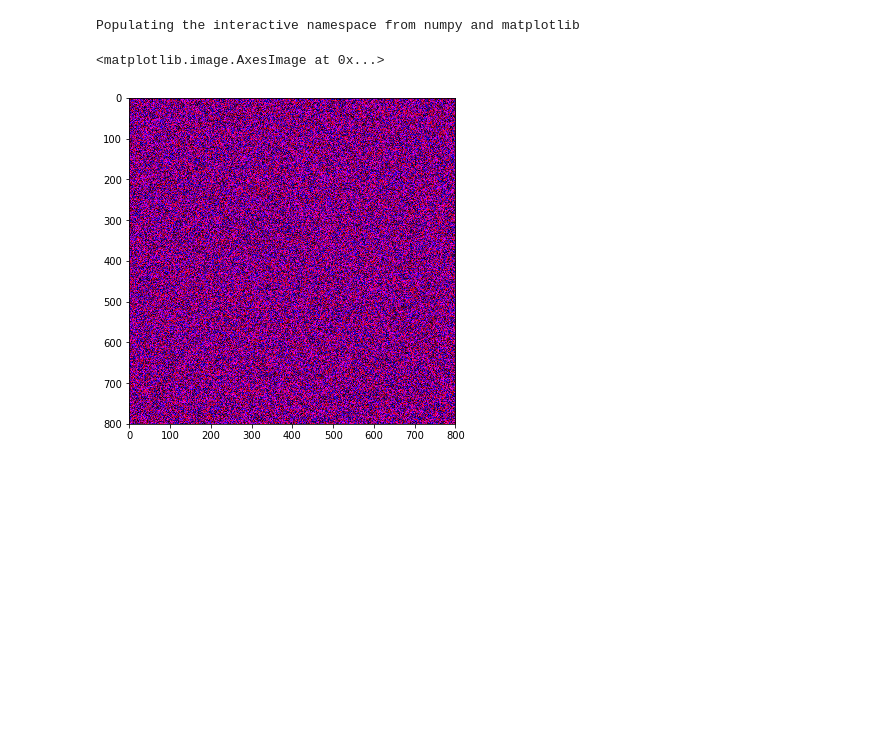
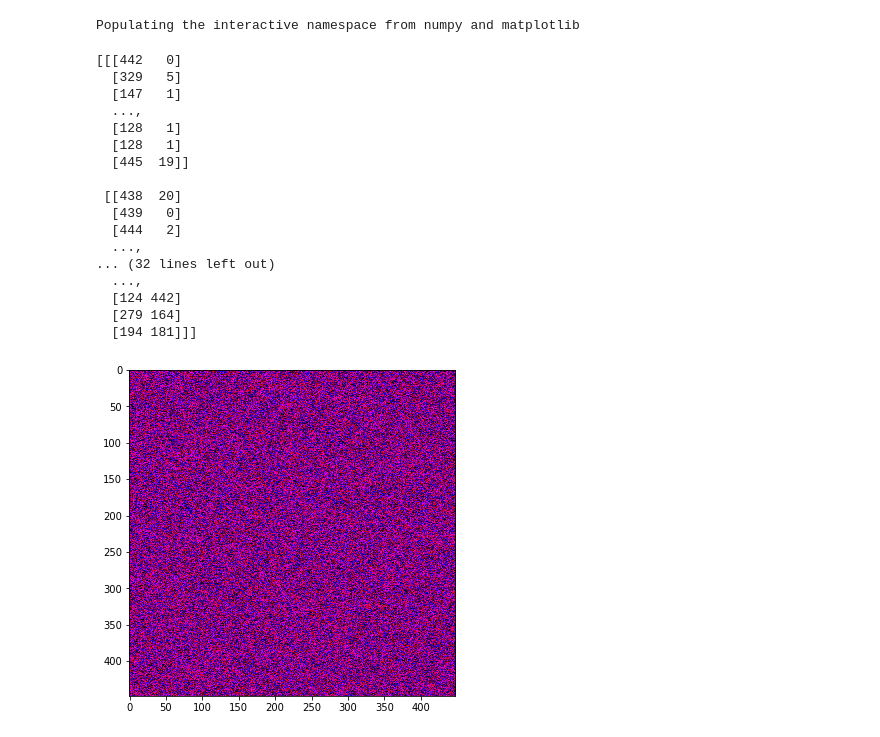
Before and after one commit to harveyslash/PatchMatch, a Jupyter notebook: scratch.ipynb, the cells around one changed output. Cells and saved outputs as stored; diff of their text form; code cells hidden in the pictures; blank space fills up the shorter version.

```diff
--- a/scratch.ipynb
+++ b/scratch.ipynb
@@ -154,18 +154,6 @@ class PatchMatch(object):
 
         return img
 
-# __global__ void patch_match(float *a,
-#                             float *aa,
-#                             float *b,
-#                             float *bb,
-#                             float *nnf,
-#                             float *nnd,
-#                             int rows,
-#                             int cols ,
-#                             int channels,
-#                             int patch_size,
-#                             int iters,
-#                             int jump_size)
 
 
 
@@ -177,7 +165,7 @@ class PatchMatch(object):
         :return:
         """
 
-        mod = SourceModule(open("./patchmatch.cu").read(),no_extern_c=1)
+        mod = SourceModule(open("./patchmatch.cu").read(),no_extern_c=True)
         patchmatch = mod.get_function("patch_match")
 
         rows = self.A.shape[0]
@@ -191,9 +179,6 @@ class PatchMatch(object):
                 return dim//blocks
             return dim// blocks +1
 
-#         print(self.nnf)
-
-
         patchmatch(
             drv.In(self.A),
             drv.In(self.AA),
@@ -206,30 +191,45 @@ class PatchMatch(object):
             channels,
             np.int32(self.patch_size),
             np.int32(iters),
-            np.int32(300),
+            np.int32(8),
         block=(threads,threads,1),
         grid=(get_blocks_for_dim(rows,threads),
               get_blocks_for_dim(cols,threads)))
-
-        print(self.nnf)
 # %% [output]
 Populating the interactive namespace from numpy and matplotlib
 # %%
-x = cv2.imread("../Deep-Image-Analogy/data/raw/ava.png")
-y = cv2.imread("../Deep-Image-Analogy/data/raw/mona.png")
+x = cv2.imread("../Deep-Image-Analogy/data/raw/aa4.jpg")
+y = cv2.imread("../Deep-Image-Analogy/data/raw/aa2.jpg")
 z = cv2.imread("../Deep-Image-Analogy/data/raw/ann.jpg")
 
-x = cv2.resize(x,(800,800))
-y = cv2.resize(y,(800,800))
-z = cv2.resize(z,(800,800))
+x = cv2.resize(x,(448,448))
+y = cv2.resize(y,(448,448))
+z = cv2.resize(z,(448,448))
 
 
 x = (x/255).astype(np.float32)
 y = (y/255).astype(np.float32)
 z = (z/255).astype(np.float32)
 # %%
-pm = PatchMatch(x,x,y,y, 5)
+pm = PatchMatch(x,x,y,y, 3)
 plt.imshow(pm.visualize())
+pm.propagate(iters=5)
 # %% [output]
-<matplotlib.image.AxesImage at 0x...>
+[[[442   0]
+  [329   5]
+  [147   1]
+  ...,
+  [128   1]
+  [128   1]
+  [445  19]]
+
+ [[438  20]
+  [439   0]
+  [444   2]
+  ...,
+... (32 lines left out)
+  ...,
+  [124 442]
+  [279 164]
+  [194 181]]]
-[figure, old version]
+[figure, new version]
```
Also changed, not shown: parts of 4 cells of this notebook, 2 other files.
